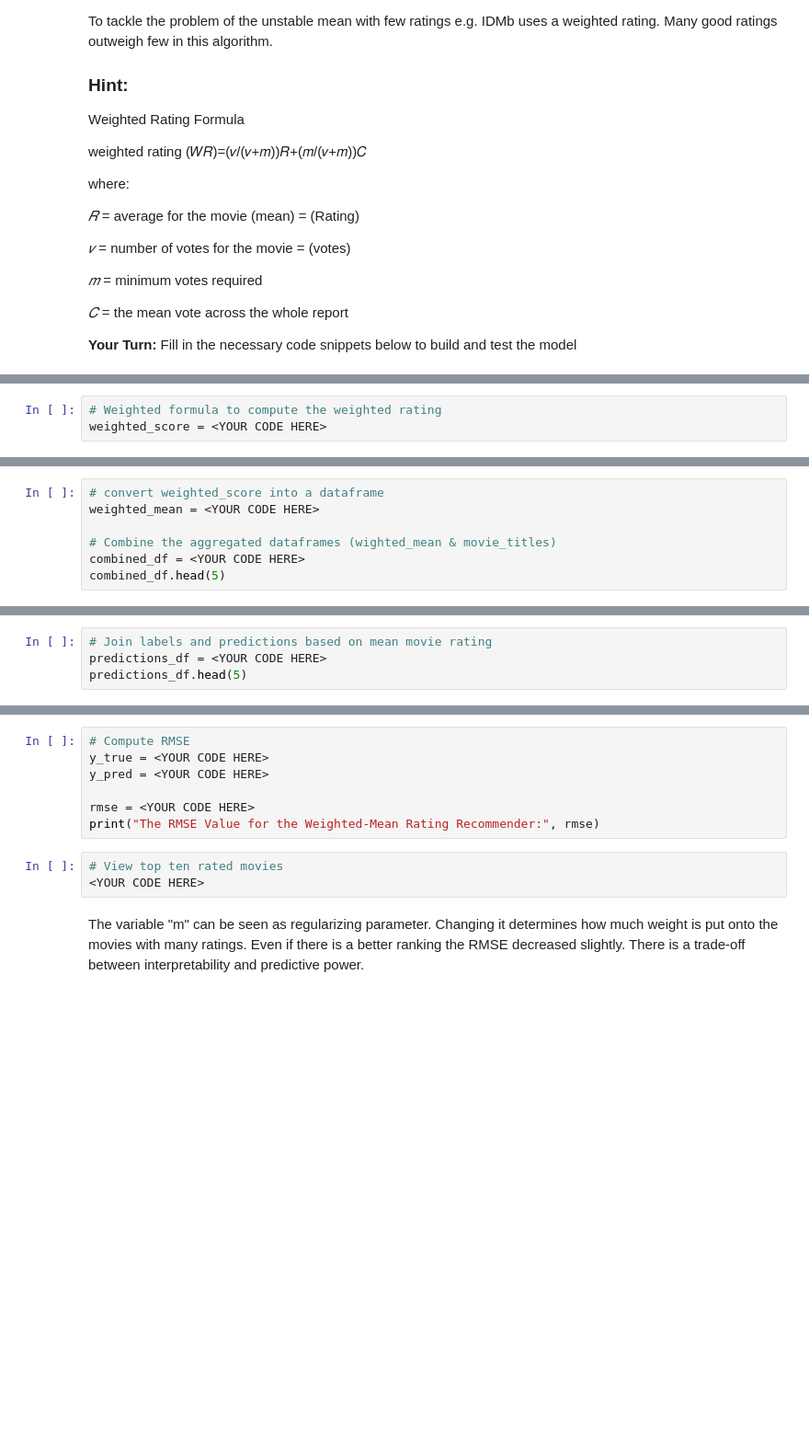
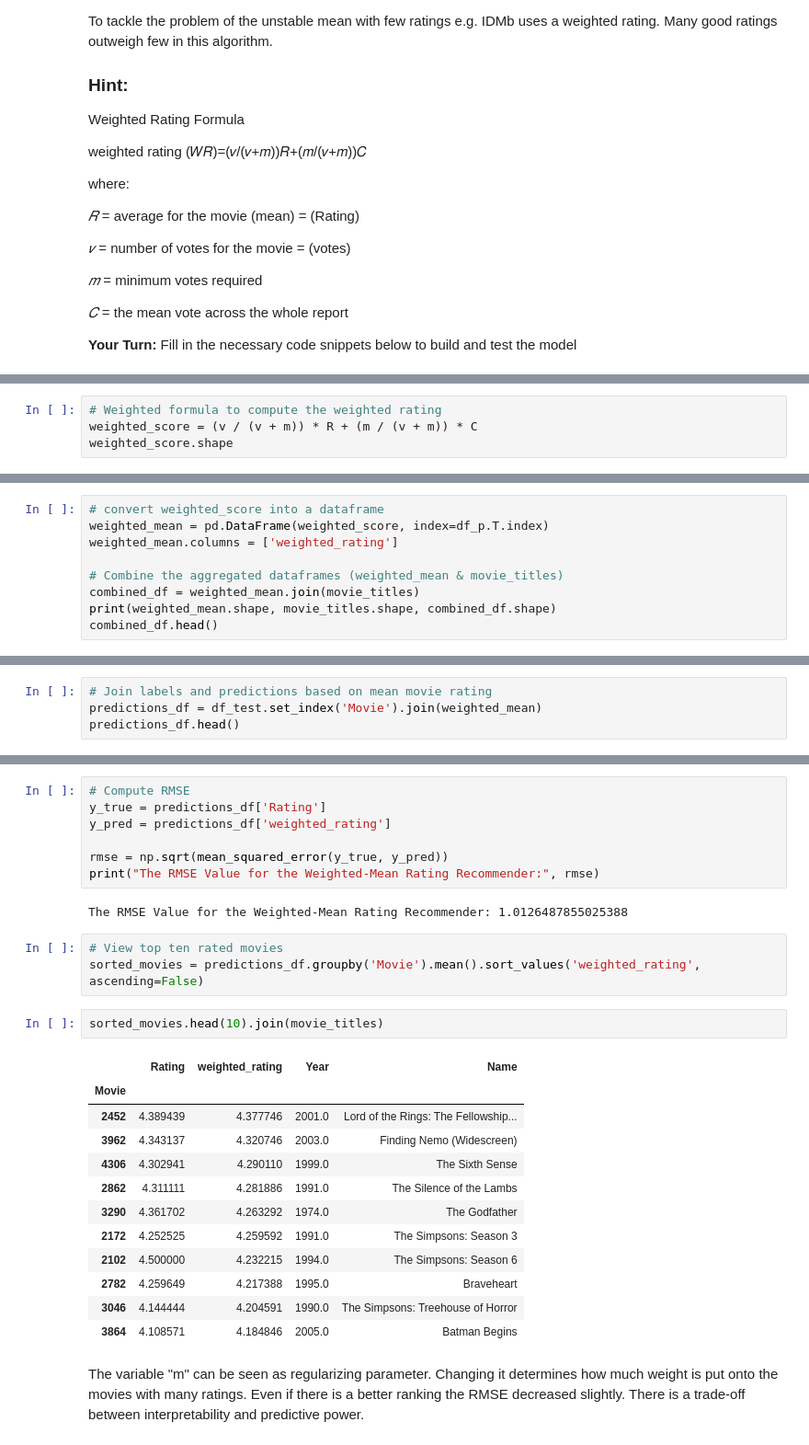
Before and after one commit to ryanjmccall/mec-mini-projects, a Jupyter notebook: mec-17.4.1-recommendation-systems-mini-project/mccall_Mini_Project_Recommendation_Systems.ipynb, the cells around one changed output, grey strips where cells are left out. Shown: that part at 92% size. Saved outputs shown, nothing was run; the diff lists cells and outputs as text; blank space fills up the shorter version.

```diff
--- a/mec-17.4.1-recommendation-systems-mini-project/mccall_Mini_Project_Recommendation_Systems.ipynb
+++ b/mec-17.4.1-recommendation-systems-mini-project/mccall_Mini_Project_Recommendation_Systems.ipynb
@@ -446,4 +507,5 @@ R = df_p.mean(axis=0).values
 v = df_p.count().values
 # %%
 # Weighted formula to compute the weighted rating
-weighted_score = <YOUR CODE HERE>
+weighted_score = (v / (v + m)) * R + (m / (v + m)) * C
+weighted_score.shape
@@ -450,7 +514,9 @@ weighted_score = <YOUR CODE HERE>
 # %%
 # convert weighted_score into a dataframe
-weighted_mean = <YOUR CODE HERE>
+weighted_mean = pd.DataFrame(weighted_score, index=df_p.T.index)
+weighted_mean.columns = ['weighted_rating']
 
-# Combine the aggregated dataframes (wighted_mean & movie_titles)
-combined_df = <YOUR CODE HERE>
-combined_df.head(5)
+# Combine the aggregated dataframes (weighted_mean & movie_titles)
+combined_df = weighted_mean.join(movie_titles)
+print(weighted_mean.shape, movie_titles.shape, combined_df.shape)
+combined_df.head()
@@ -457,4 +532,4 @@ combined_df.head(5)
 # %%
 # Join labels and predictions based on mean movie rating
-predictions_df = <YOUR CODE HERE>
-predictions_df.head(5)
+predictions_df = df_test.set_index('Movie').join(weighted_mean)
+predictions_df.head()
@@ -461,13 +544,30 @@ predictions_df.head(5)
 # %%
 # Compute RMSE
-y_true = <YOUR CODE HERE>
-y_pred = <YOUR CODE HERE>
+y_true = predictions_df['Rating']
+y_pred = predictions_df['weighted_rating']
 
-rmse = <YOUR CODE HERE>
+rmse = np.sqrt(mean_squared_error(y_true, y_pred))
 print("The RMSE Value for the Weighted-Mean Rating Recommender:", rmse)
+# %% [output]
+The RMSE Value for the Weighted-Mean Rating Recommender: 1.0126487855025388
 # %%
 # View top ten rated movies
-<YOUR CODE HERE>
+sorted_movies = predictions_df.groupby('Movie').mean().sort_values('weighted_rating', ascending=False)
+# %%
+sorted_movies.head(10).join(movie_titles)
+# %% [output]
+|  | Rating | weighted_rating | Year | Name |
+| Movie |  |  |  |  |
+| 2452 | 4.389439 | 4.377746 | 2001.0 | Lord of the Rings: The Fellowship... |
+| 3962 | 4.343137 | 4.320746 | 2003.0 | Finding Nemo (Widescreen) |
+| 4306 | 4.302941 | 4.290110 | 1999.0 | The Sixth Sense |
+| 2862 | 4.311111 | 4.281886 | 1991.0 | The Silence of the Lambs |
+| 3290 | 4.361702 | 4.263292 | 1974.0 | The Godfather |
+| 2172 | 4.252525 | 4.259592 | 1991.0 | The Simpsons: Season 3 |
+| 2102 | 4.500000 | 4.232215 | 1994.0 | The Simpsons: Season 6 |
+| 2782 | 4.259649 | 4.217388 | 1995.0 | Braveheart |
+| 3046 | 4.144444 | 4.204591 | 1990.0 | The Simpsons: Treehouse of Horror |
+| 3864 | 4.108571 | 4.184846 | 2005.0 | Batman Begins |
 # %% [markdown]
 The variable "m" can be seen as regularizing parameter. Changing it determines how much weight is put onto the movies with many ratings.
 Even if there is a better ranking the RMSE decreased slightly. There is a trade-off between interpretability and predictive power.
```
Also changed, not shown: parts of 51 cells of this notebook.
